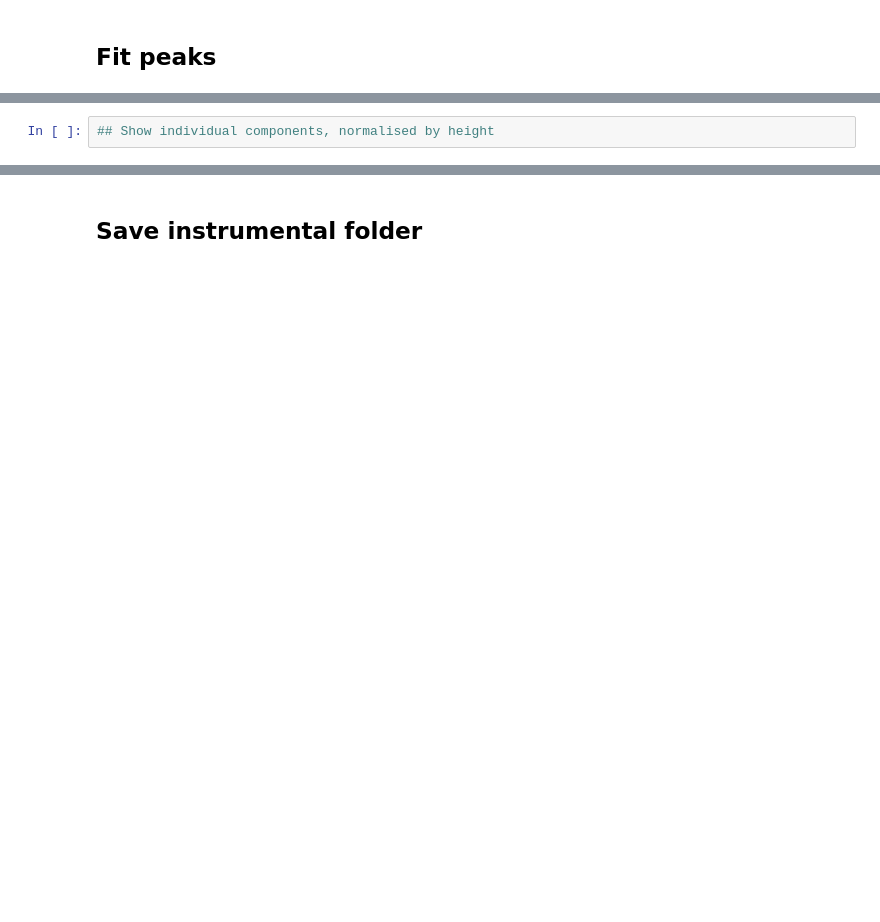
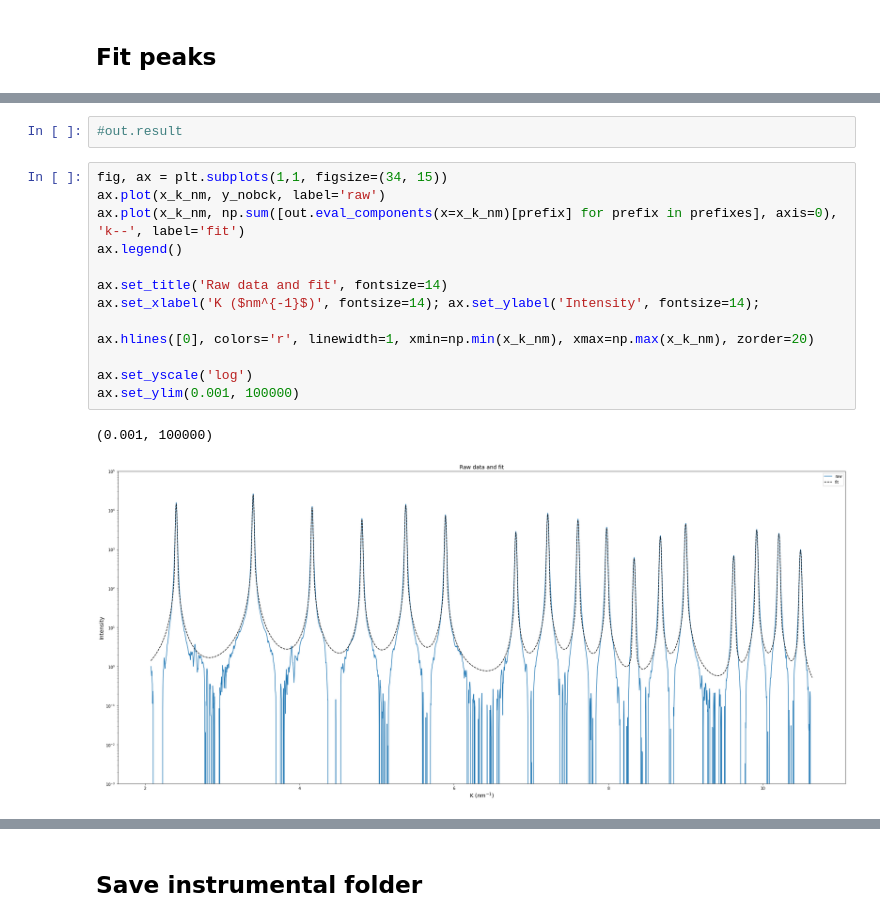
Before and after one commit to rhysgt/cmwp_tools, a Jupyter notebook: Make_CMWP_instrumental.ipynb, the cells around one changed output, grey strips where cells are left out. Cells and saved outputs as stored; diff of their text form; blank space fills up the shorter version.

```diff
--- a/Make_CMWP_instrumental.ipynb
+++ b/Make_CMWP_instrumental.ipynb
@@ -156,2 +127,18 @@ ax.set_xlabel('K ($nm^{-1}$)', fontsize=14); ax.set_ylabel('Intensity', fontsize
-# %%
-## Show individual components, normalised by height
+# %%
+#out.result
+# %%
+fig, ax = plt.subplots(1,1, figsize=(34, 15))
+ax.plot(x_k_nm, y_nobck, label='raw')
+ax.plot(x_k_nm, np.sum([out.eval_components(x=x_k_nm)[prefix] for prefix in prefixes], axis=0), 'k--', label='fit')
+ax.legend()
+
+ax.set_title('Raw data and fit', fontsize=14)
+ax.set_xlabel('K ($nm^{-1}$)', fontsize=14); ax.set_ylabel('Intensity', fontsize=14);
+
+ax.hlines([0], colors='r', linewidth=1, xmin=np.min(x_k_nm), xmax=np.max(x_k_nm), zorder=20)
+
+ax.set_yscale('log')
+ax.set_ylim(0.001, 100000)
+# %% [output]
+(0.001, 100000)
+[figure, added]
```
Also changed, not shown: parts of 19 cells of this notebook.
